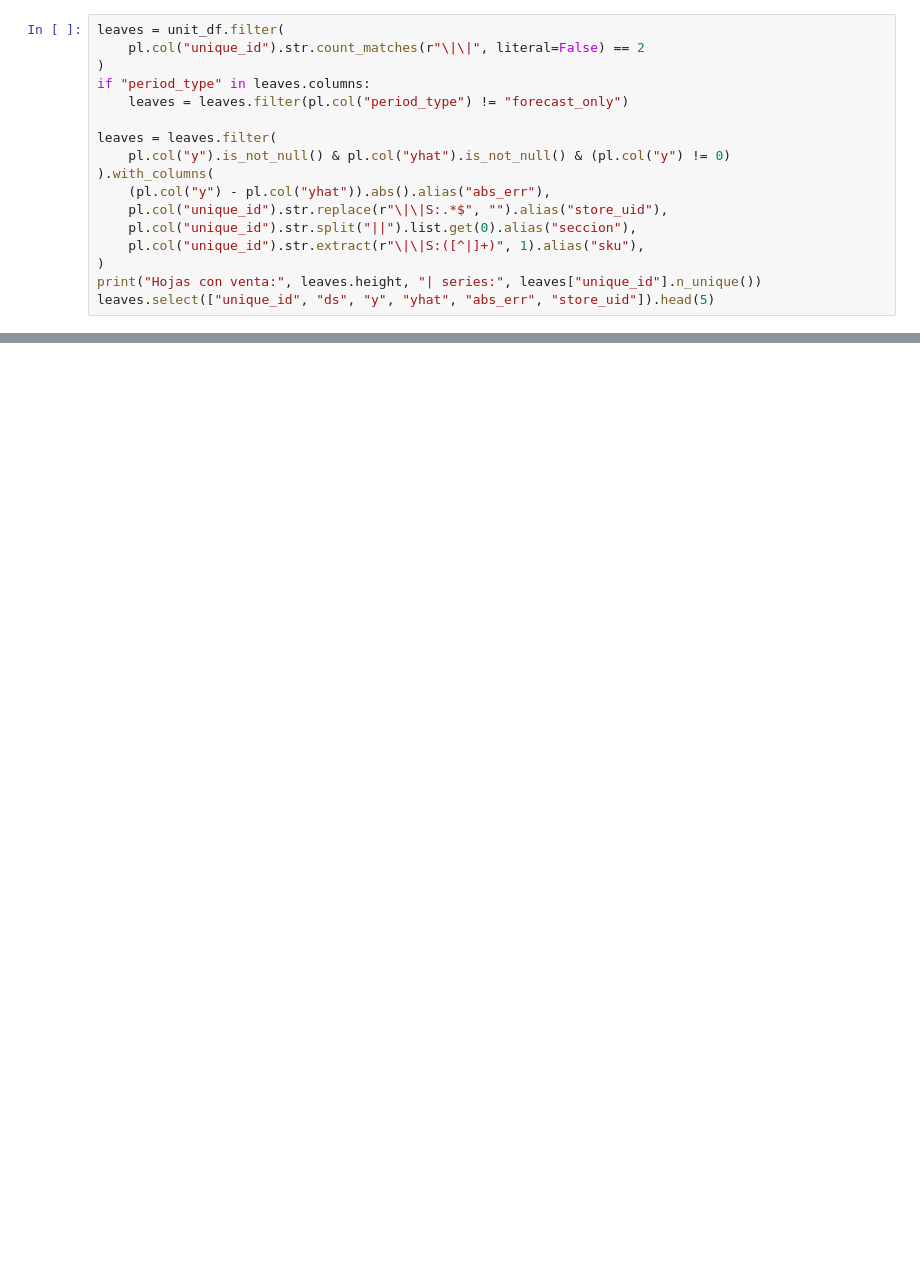
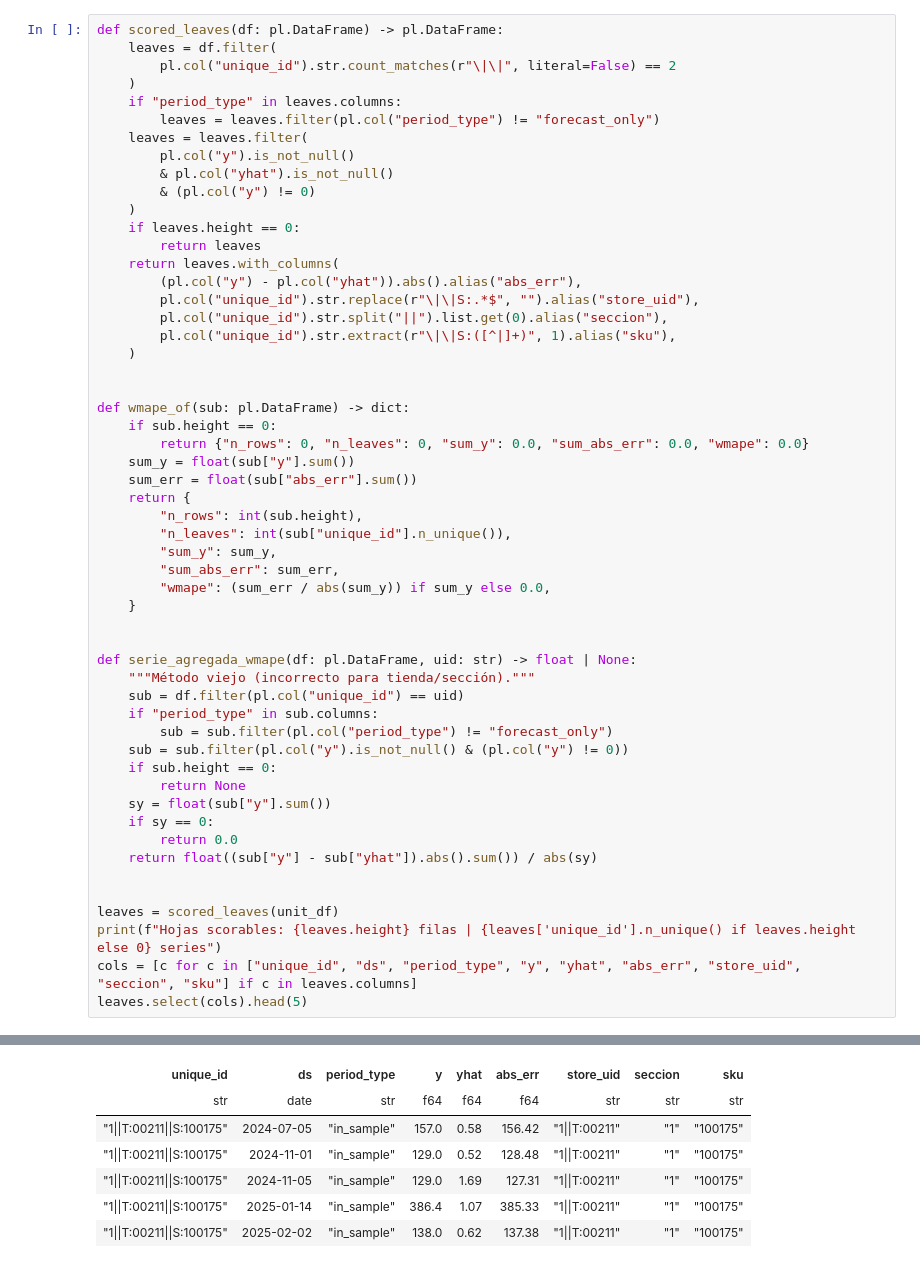
Before and after one commit to willy-hidalgo/tienda-inglesa-v3, a Jupyter notebook: app/wmape_insample_seccion1.ipynb, the cells around one changed output, grey strips where cells are left out. Drawn from its saved outputs; the diff is of its cells as text; blank space fills up the shorter version.

```diff
--- a/app/wmape_insample_seccion1.ipynb
+++ b/app/wmape_insample_seccion1.ipynb
@@ -56,17 +98,55 @@ print("unit_df", unit_df.shape)
 # %%
-leaves = unit_df.filter(
-    pl.col("unique_id").str.count_matches(r"\|\|", literal=False) == 2
-)
-if "period_type" in leaves.columns:
-    leaves = leaves.filter(pl.col("period_type") != "forecast_only")
+def scored_leaves(df: pl.DataFrame) -> pl.DataFrame:
+    leaves = df.filter(
+        pl.col("unique_id").str.count_matches(r"\|\|", literal=False) == 2
+    )
+    if "period_type" in leaves.columns:
+        leaves = leaves.filter(pl.col("period_type") != "forecast_only")
+    leaves = leaves.filter(
+        pl.col("y").is_not_null()
+        & pl.col("yhat").is_not_null()
+        & (pl.col("y") != 0)
+    )
+    if leaves.height == 0:
+        return leaves
+    return leaves.with_columns(
+        (pl.col("y") - pl.col("yhat")).abs().alias("abs_err"),
+        pl.col("unique_id").str.replace(r"\|\|S:.*$", "").alias("store_uid"),
+        pl.col("unique_id").str.split("||").list.get(0).alias("seccion"),
+        pl.col("unique_id").str.extract(r"\|\|S:([^|]+)", 1).alias("sku"),
+    )
 
-leaves = leaves.filter(
-    pl.col("y").is_not_null() & pl.col("yhat").is_not_null() & (pl.col("y") != 0)
-).with_columns(
-    (pl.col("y") - pl.col("yhat")).abs().alias("abs_err"),
-    pl.col("unique_id").str.replace(r"\|\|S:.*$", "").alias("store_uid"),
-    pl.col("unique_id").str.split("||").list.get(0).alias("seccion"),
-    pl.col("unique_id").str.extract(r"\|\|S:([^|]+)", 1).alias("sku"),
-)
-print("Hojas con venta:", leaves.height, "| series:", leaves["unique_id"].n_unique())
-leaves.select(["unique_id", "ds", "y", "yhat", "abs_err", "store_uid"]).head(5)
+
+def wmape_of(sub: pl.DataFrame) -> dict:
+    if sub.height == 0:
+        return {"n_rows": 0, "n_leaves": 0, "sum_y": 0.0, "sum_abs_err": 0.0, "wmape": 0.0}
+    sum_y = float(sub["y"].sum())
+    sum_err = float(sub["abs_err"].sum())
+    return {
+        "n_rows": int(sub.height),
+        "n_leaves": int(sub["unique_id"].n_unique()),
+        "sum_y": sum_y,
+        "sum_abs_err": sum_err,
+        "wmape": (sum_err / abs(sum_y)) if sum_y else 0.0,
+    }
+
+
+def serie_agregada_wmape(df: pl.DataFrame, uid: str) -> float | None:
+    """Método viejo (incorrecto para tienda/sección)."""
+    sub = df.filter(pl.col("unique_id") == uid)
+    if "period_type" in sub.columns:
+        sub = sub.filter(pl.col("period_type") != "forecast_only")
+    sub = sub.filter(pl.col("y").is_not_null() & (pl.col("y") != 0))
+    if sub.height == 0:
+        return None
+    sy = float(sub["y"].sum())
+    if sy == 0:
+        return 0.0
+    return float((sub["y"] - sub["yhat"]).abs().sum()) / abs(sy)
+
+
+leaves = scored_leaves(unit_df)
+print(f"Hojas scorables: {leaves.height} filas | {leaves['unique_id'].n_unique() if leaves.height else 0} series")
+cols = [c for c in ["unique_id", "ds", "period_type", "y", "yhat", "abs_err", "store_uid", "seccion", "sku"] if c in leaves.columns]
+leaves.select(cols).head(5)
+# %% [output]
@@ -72,0 +155,7 @@ leaves.select(["unique_id", "ds", "y", "yhat", "abs_err", "store_uid"]).head(5)
+| unique_id | ds | period_type | y | yhat | abs_err | store_uid | seccion | sku |
+| str | date | str | f64 | f64 | f64 | str | str | str |
+| "1||T:00211||S:100175" | 2024-07-05 | "in_sample" | 157.0 | 0.58 | 156.42 | "1||T:00211" | "1" | "100175" |
+| "1||T:00211||S:100175" | 2024-11-01 | "in_sample" | 129.0 | 0.52 | 128.48 | "1||T:00211" | "1" | "100175" |
+| "1||T:00211||S:100175" | 2024-11-05 | "in_sample" | 129.0 | 1.69 | 127.31 | "1||T:00211" | "1" | "100175" |
+| "1||T:00211||S:100175" | 2025-01-14 | "in_sample" | 386.4 | 1.07 | 385.33 | "1||T:00211" | "1" | "100175" |
+| "1||T:00211||S:100175" | 2025-02-02 | "in_sample" | 138.0 | 0.62 | 137.38 | "1||T:00211" | "1" | "100175" |
```
Also changed, not shown: parts of 24 cells of this notebook, 10 other files.
